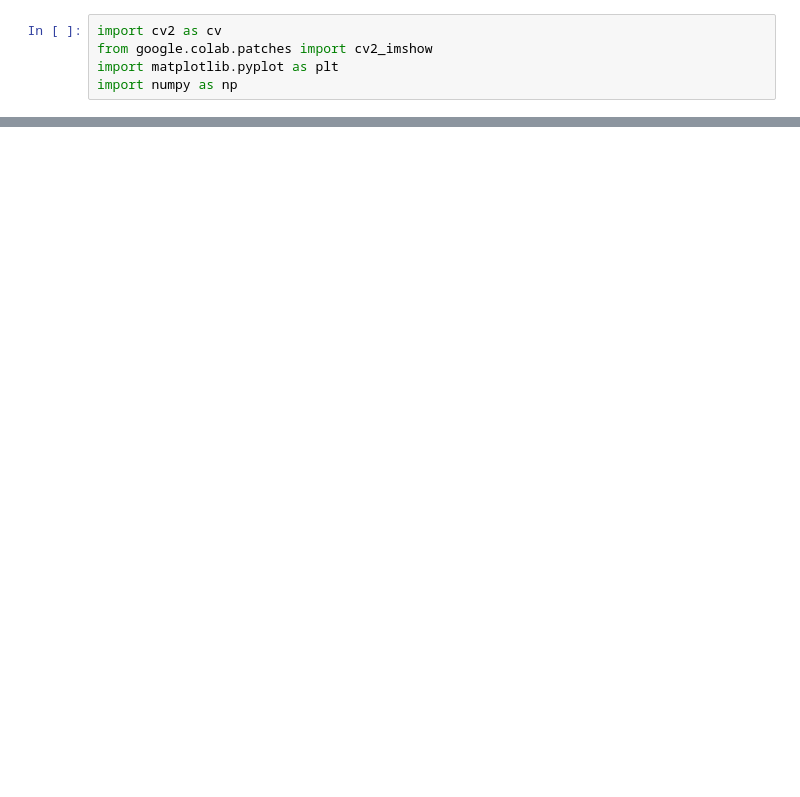
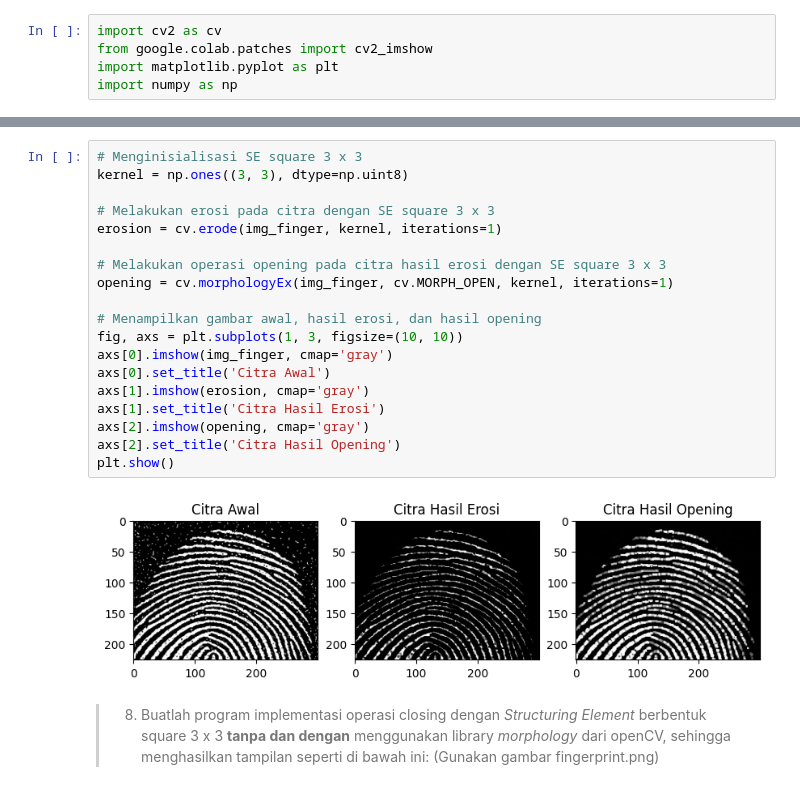
Before and after one commit to raihanhd12/PCVK_Genap_2023, a Jupyter notebook: Minggu 9/Week9.ipynb, the cells around one changed output, grey strips where cells are left out. Saved outputs shown, nothing was run; the diff lists cells and outputs as text; blank space fills up the shorter version.

```diff
--- a/Minggu 9/Week9.ipynb
+++ b/Minggu 9/Week9.ipynb
@@ -129,0 +236,23 @@ Kedua citra berbeda
+# %%
+# Menginisialisasi SE square 3 x 3
+kernel = np.ones((3, 3), dtype=np.uint8)
+
+# Melakukan erosi pada citra dengan SE square 3 x 3
+erosion = cv.erode(img_finger, kernel, iterations=1)
+
+# Melakukan operasi opening pada citra hasil erosi dengan SE square 3 x 3
+opening = cv.morphologyEx(img_finger, cv.MORPH_OPEN, kernel, iterations=1)
+
+# Menampilkan gambar awal, hasil erosi, dan hasil opening
+fig, axs = plt.subplots(1, 3, figsize=(10, 10))
+axs[0].imshow(img_finger, cmap='gray')
+axs[0].set_title('Citra Awal')
+axs[1].imshow(erosion, cmap='gray')
+axs[1].set_title('Citra Hasil Erosi')
+axs[2].imshow(opening, cmap='gray')
+axs[2].set_title('Citra Hasil Opening')
+plt.show()
+# %% [output]
+[figure, added]
+# %% [markdown]
+> 8. Buatlah program implementasi operasi closing dengan *Structuring Element* berbentuk square 3 x 3 **tanpa dan dengan** menggunakan library *morphology* dari openCV, sehingga menghasilkan tampilan seperti di bawah ini: (Gunakan gambar fingerprint.png)
```
Also changed, not shown: parts of 28 cells of this notebook.
